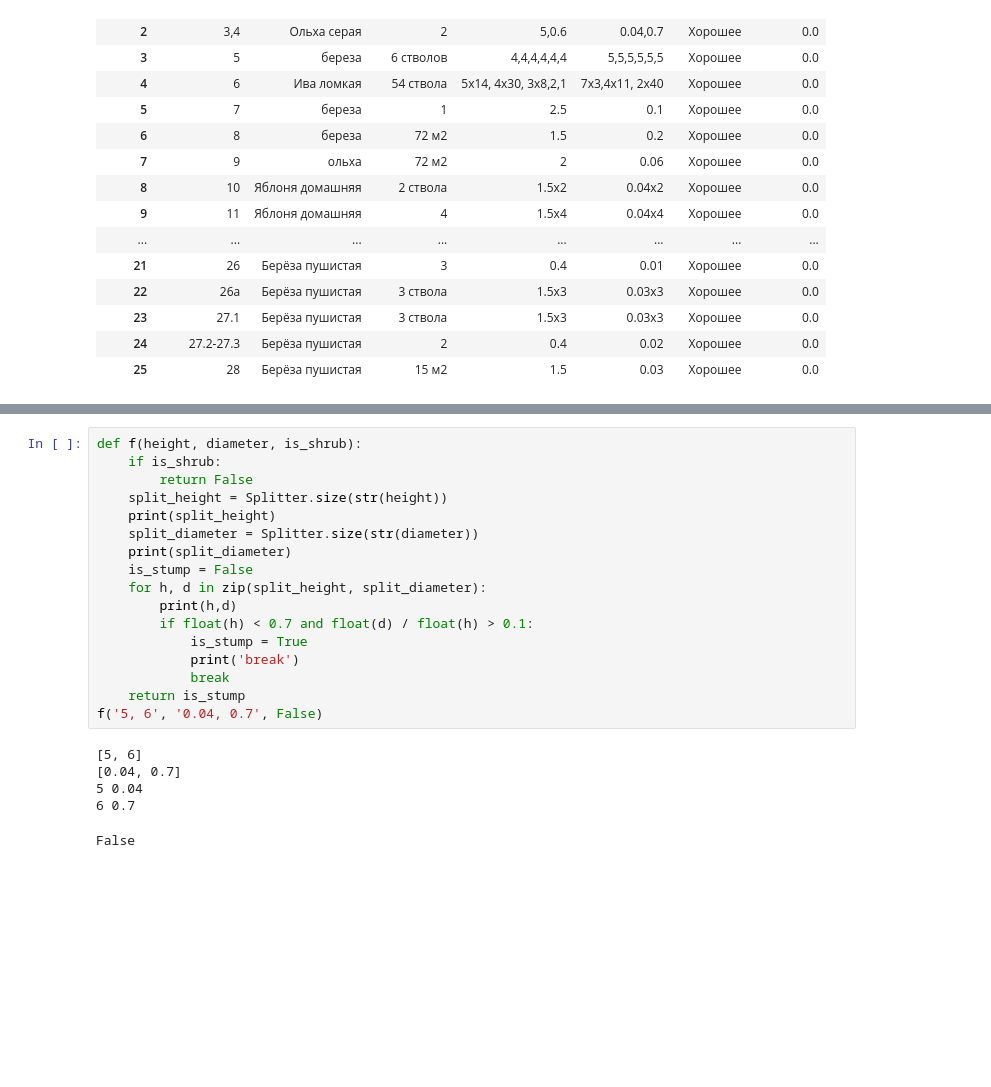
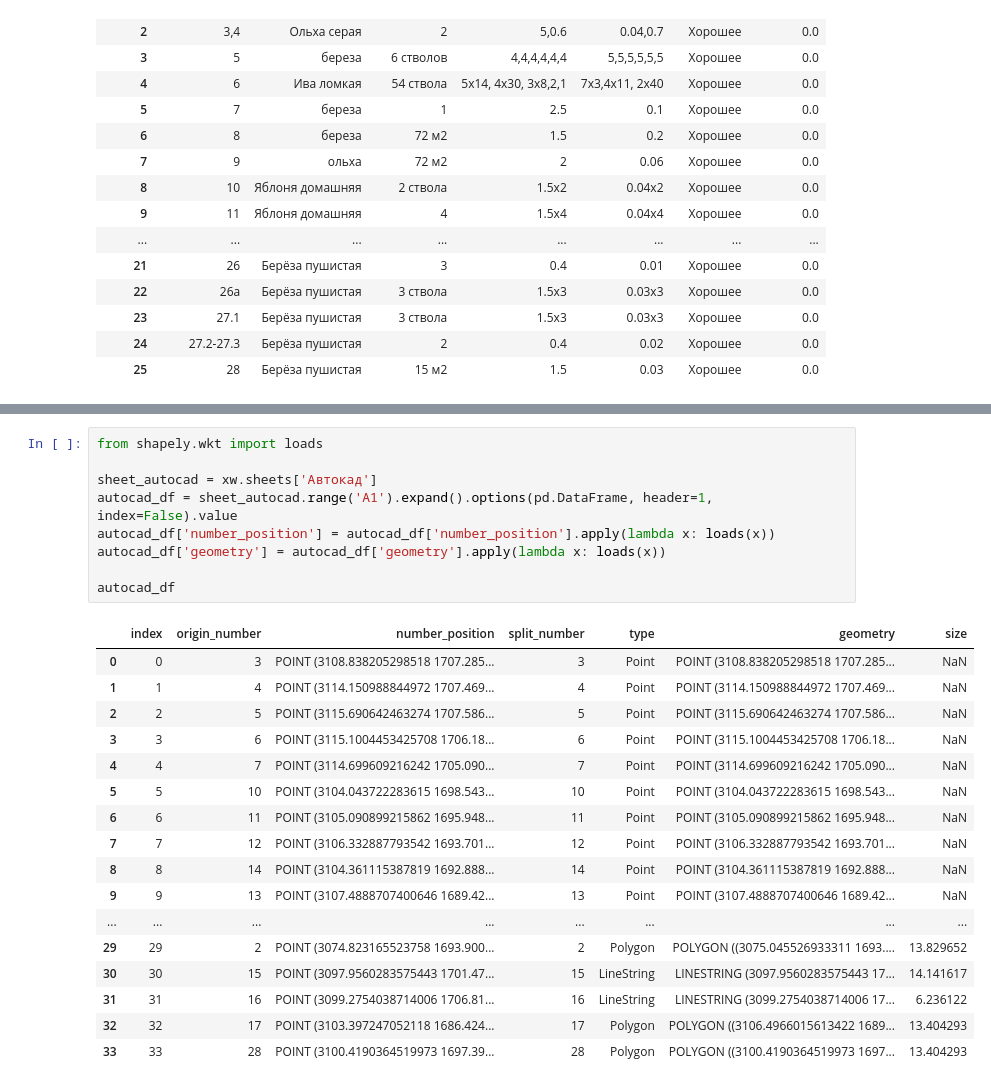
Before and after one commit to maxmyslivets/TaxationMaster, a Jupyter notebook: notebook_drafts/draft_get_taxation_orm_list.ipynb, the cells around one changed output, grey strips where cells are left out. Drawn from its saved outputs; the diff is of its cells as text; blank space fills up the shorter version.

```diff
--- a/notebook_drafts/draft_get_taxation_orm_list.ipynb
+++ b/notebook_drafts/draft_get_taxation_orm_list.ipynb
@@ -100,25 +101,29 @@ taxation_list_orm_df
 | 27 | 27.2-27.3 | Берёза пушистая | 2 | 0.4 | 0.02 | Хорошее | 0.0 |
 | 28 | 28 | Берёза пушистая | 15 м2 | 1.5 | 0.03 | Хорошее | 0.0 |
 # %%
-def f(height, diameter, is_shrub):
-    if is_shrub:
-        return False
-    split_height = Splitter.size(str(height))
-    print(split_height)
-    split_diameter = Splitter.size(str(diameter))
-    print(split_diameter)
-    is_stump = False
-    for h, d in zip(split_height, split_diameter):
-        print(h,d)
-        if float(h) < 0.7 and float(d) / float(h) > 0.1:
-            is_stump = True
-            print('break')
-            break
-    return is_stump
-f('5, 6', '0.04, 0.7', False)
+from shapely.wkt import loads
+
+sheet_autocad = xw.sheets['Автокад']
+autocad_df = sheet_autocad.range('A1').expand().options(pd.DataFrame, header=1, index=False).value
+autocad_df['number_position'] = autocad_df['number_position'].apply(lambda x: loads(x))
+autocad_df['geometry'] = autocad_df['geometry'].apply(lambda x: loads(x))
+
+autocad_df
 # %% [output]
-[5, 6]
-[0.04, 0.7]
-5 0.04
-6 0.7
-False
+|  | index | origin_number | number_position | split_number | type | geometry | size |
+| 0 | 0 | 3 | POINT (3108.838205298518 1707.285... | 3 | Point | POINT (3108.838205298518 1707.285... | NaN |
+| 1 | 1 | 4 | POINT (3114.150988844972 1707.469... | 4 | Point | POINT (3114.150988844972 1707.469... | NaN |
+| 2 | 2 | 5 | POINT (3115.690642463274 1707.586... | 5 | Point | POINT (3115.690642463274 1707.586... | NaN |
+| 3 | 3 | 6 | POINT (3115.1004453425708 1706.18... | 6 | Point | POINT (3115.1004453425708 1706.18... | NaN |
+| 4 | 4 | 7 | POINT (3114.699609216242 1705.090... | 7 | Point | POINT (3114.699609216242 1705.090... | NaN |
+| 5 | 5 | 10 | POINT (3104.043722283615 1698.543... | 10 | Point | POINT (3104.043722283615 1698.543... | NaN |
+| 6 | 6 | 11 | POINT (3105.090899215862 1695.948... | 11 | Point | POINT (3105.090899215862 1695.948... | NaN |
+| 7 | 7 | 12 | POINT (3106.332887793542 1693.701... | 12 | Point | POINT (3106.332887793542 1693.701... | NaN |
+| 8 | 8 | 14 | POINT (3104.361115387819 1692.888... | 14 | Point | POINT (3104.361115387819 1692.888... | NaN |
+| 9 | 9 | 13 | POINT (3107.4888707400646 1689.42... | 13 | Point | POINT (3107.4888707400646 1689.42... | NaN |
+| ... | ... | ... | ... | ... | ... | ... | ... |
+| 29 | 29 | 2 | POINT (3074.823165523758 1693.900... | 2 | Polygon | POLYGON ((3075.045526933311 1693.... | 13.829652 |
+| 30 | 30 | 15 | POINT (3097.9560283575443 1701.47... | 15 | LineString | LINESTRING (3097.9560283575443 17... | 14.141617 |
+| 31 | 31 | 16 | POINT (3099.2754038714006 1706.81... | 16 | LineString | LINESTRING (3099.2754038714006 17... | 6.236122 |
+| 32 | 32 | 17 | POINT (3103.397247052118 1686.424... | 17 | Polygon | POLYGON ((3106.4966015613422 1689... | 13.404293 |
+| 33 | 33 | 28 | POINT (3100.4190364519973 1697.39... | 28 | Polygon | POLYGON ((3100.4190364519973 1697... | 13.404293 |
```
Also changed, not shown: parts of 3 cells of this notebook, 3 other files.
